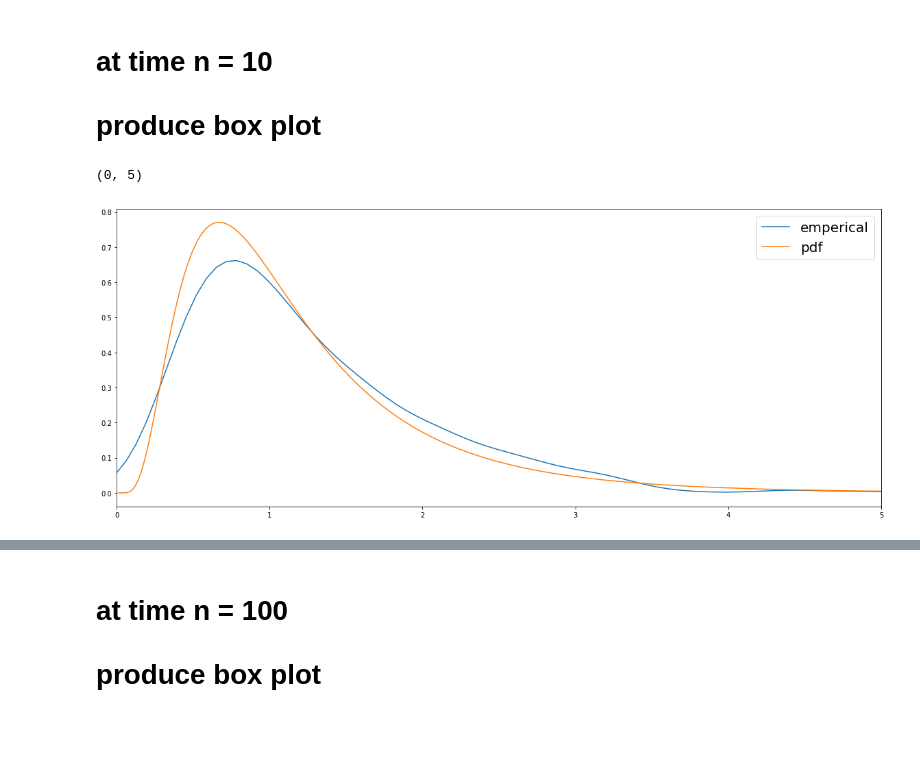
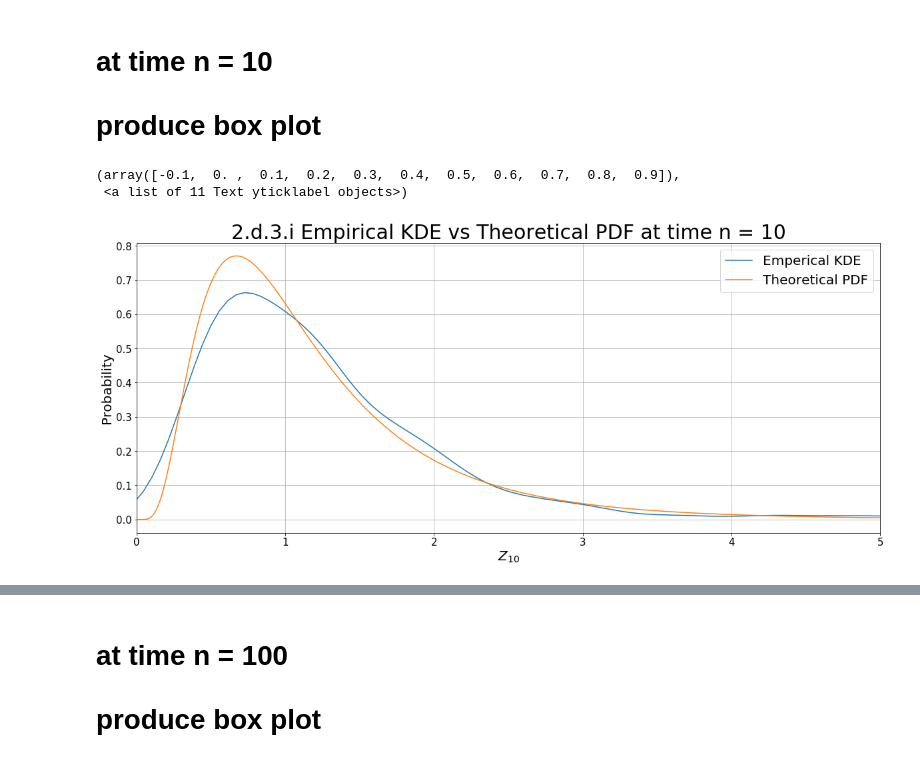
Before and after one commit to yziw/MA933, a Jupyter notebook: 1/Part 2.ipynb, the cells around one changed output, grey strips where cells are left out. Saved outputs shown, nothing was run; the diff lists cells and outputs as text; code cells hidden in the pictures; blank space fills up the shorter version.

```diff
--- a/1/Part 2.ipynb
+++ b/1/Part 2.ipynb
@@ -20,6 +20,7 @@ N = 100
 def GRW(μ, σ, N):
     X = np.random.randn(N)*σ + μ
     Y = np.cumsum(X)
+    Y[0] = 0
     Z = np.exp(Y)
     return Z
 # %%
@@ -69,17 +79,24 @@ def pdfz(μ, σ, n, spaces):
 # %%
 μ = 0
 σ = 0.2
 n = 10
 spaces = 1000
 realisations = 500
 raw_10, empaverages_10, deviation_10 = empav(realisations, μ, σ, n)
 data_10 = raw_10[n-1, :]
 plt.figure(figsize = (20,8))
-sns.kdeplot(data_10, label = "emperical")
+sns.kdeplot(data_10, label = "Emperical KDE")
 zs_10, thepdf_10 = pdfz(μ, σ, n, spaces)
-plt.plot(zs_10, thepdf_10, label = "pdf")
+plt.plot(zs_10, thepdf_10, label = "Theoretical PDF")
 plt.legend(fontsize = 20)
 plt.xlim([0, 5])
+plt.xlabel(r'$Z_{10}$', fontsize = 20)
+plt.ylabel("Probability", fontsize = 20)
+plt.title("2.d.3.i Empirical KDE vs Theoretical PDF at time n = 10", fontsize = 30)
+plt.grid()
+plt.xticks(fontsize = 15)
+plt.yticks(fontsize = 15)
 # %% [output]
-(0, 5)
+(array([-0.1,  0. ,  0.1,  0.2,  0.3,  0.4,  0.5,  0.6,  0.7,  0.8,  0.9]),
+ <a list of 11 Text yticklabel objects>)
-[figure, old version]
+[figure, new version]
```
Also changed, not shown: parts of 17 cells of this notebook.
